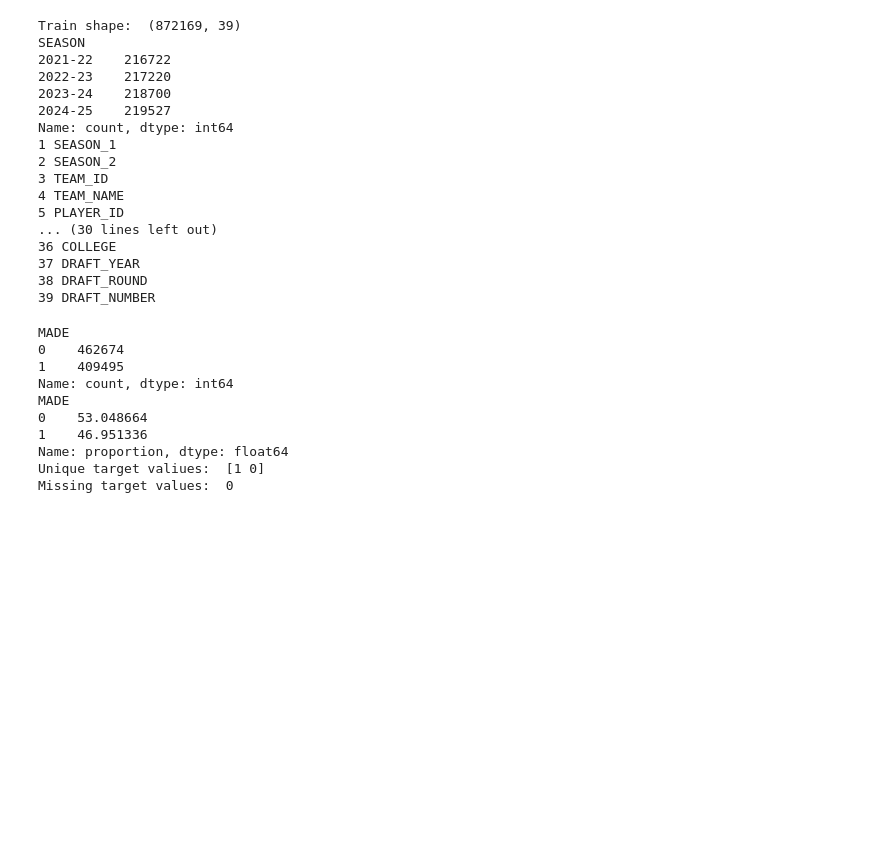
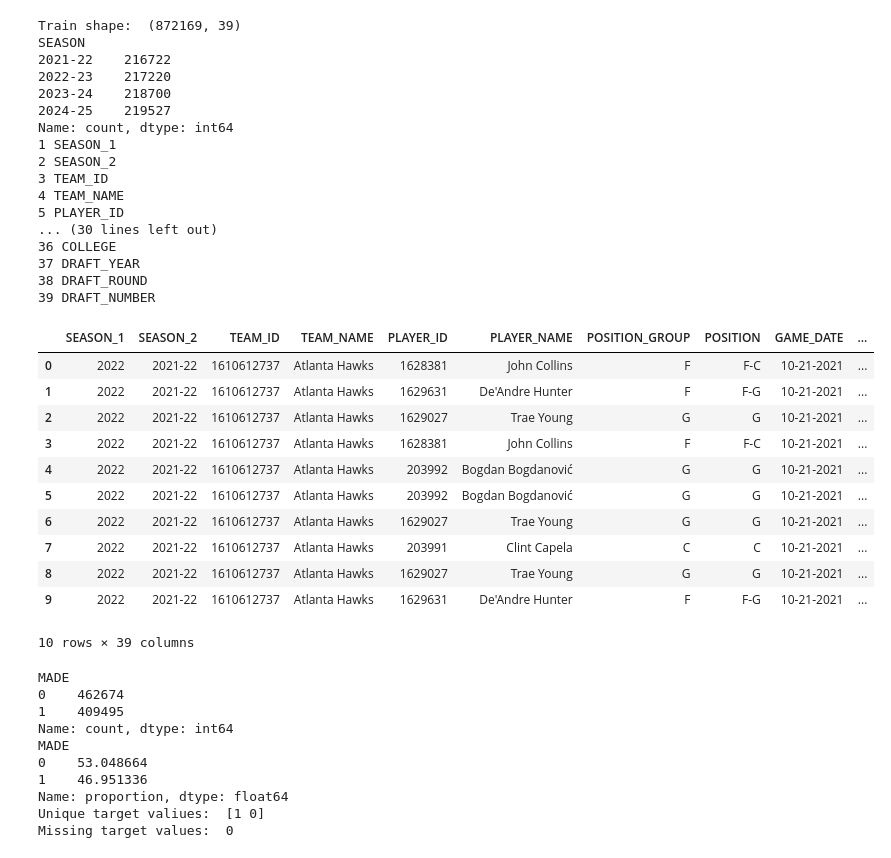
Before and after one commit to jamesyu30/nba-shot-prediction, a Jupyter notebook: EDA.ipynb, the cells around one changed output. Cells and saved outputs as stored; diff of their text form; code cells hidden in the pictures; blank space fills up the shorter version.

```diff
--- a/EDA.ipynb
+++ b/EDA.ipynb
@@ -6,27 +19,40 @@ import seaborn as sns
 # %%
 train = pd.read_csv("nba_project_data/processed/train_with_player_bio.csv")
 print("Train shape: ", train.shape)
 print(train["SEASON"].value_counts().sort_index())
 for number, column in enumerate(train.columns, start=1):
   print(number, column)
+train.head(10)
 # %% [output]
 Train shape:  (872169, 39)
 SEASON
 2021-22    216722
 2022-23    217220
 2023-24    218700
 2024-25    219527
 Name: count, dtype: int64
 1 SEASON_1
 2 SEASON_2
 3 TEAM_ID
 4 TEAM_NAME
 5 PLAYER_ID
 ... (30 lines left out)
 36 COLLEGE
 37 DRAFT_YEAR
 38 DRAFT_ROUND
 39 DRAFT_NUMBER
+|  | SEASON_1 | SEASON_2 | TEAM_ID | TEAM_NAME | PLAYER_ID | PLAYER_NAME | POSITION_GROUP | POSITION | GAME_DATE | ... |
+| 0 | 2022 | 2021-22 | 1610612737 | Atlanta Hawks | 1628381 | John Collins | F | F-C | 10-21-2021 | ... |
+| 1 | 2022 | 2021-22 | 1610612737 | Atlanta Hawks | 1629631 | De'Andre Hunter | F | F-G | 10-21-2021 | ... |
+| 2 | 2022 | 2021-22 | 1610612737 | Atlanta Hawks | 1629027 | Trae Young | G | G | 10-21-2021 | ... |
+| 3 | 2022 | 2021-22 | 1610612737 | Atlanta Hawks | 1628381 | John Collins | F | F-C | 10-21-2021 | ... |
+| 4 | 2022 | 2021-22 | 1610612737 | Atlanta Hawks | 203992 | Bogdan Bogdanović | G | G | 10-21-2021 | ... |
+| 5 | 2022 | 2021-22 | 1610612737 | Atlanta Hawks | 203992 | Bogdan Bogdanović | G | G | 10-21-2021 | ... |
+| 6 | 2022 | 2021-22 | 1610612737 | Atlanta Hawks | 1629027 | Trae Young | G | G | 10-21-2021 | ... |
+| 7 | 2022 | 2021-22 | 1610612737 | Atlanta Hawks | 203991 | Clint Capela | C | C | 10-21-2021 | ... |
+| 8 | 2022 | 2021-22 | 1610612737 | Atlanta Hawks | 1629027 | Trae Young | G | G | 10-21-2021 | ... |
+| 9 | 2022 | 2021-22 | 1610612737 | Atlanta Hawks | 1629631 | De'Andre Hunter | F | F-G | 10-21-2021 | ... |
+10 rows × 39 columns
 # %%
 print(train["MADE"].value_counts())
 print(train["MADE"].value_counts(normalize=True).sort_index()*100) #percentage
```
Also changed, not shown: parts of 22 cells of this notebook.
